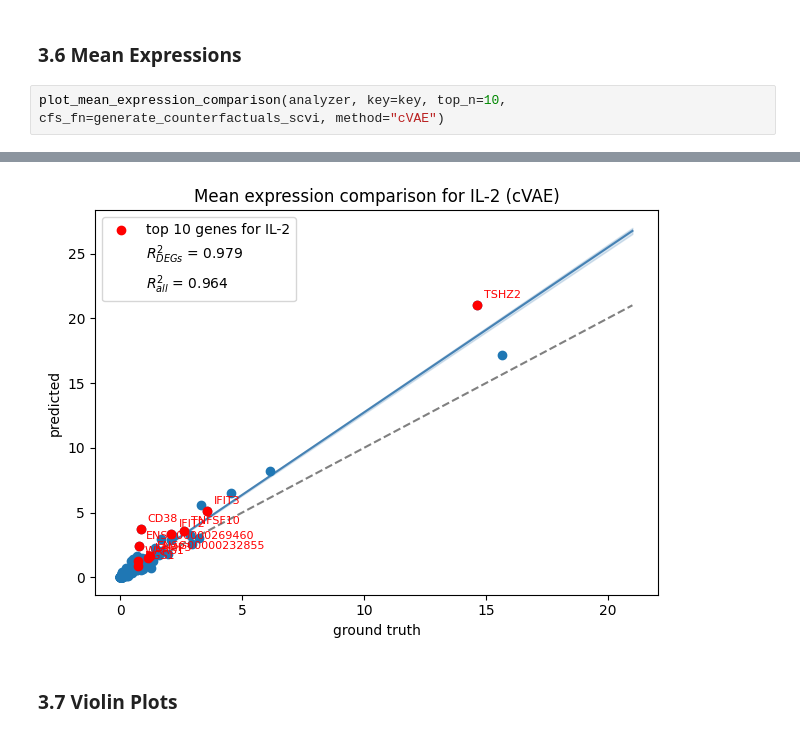
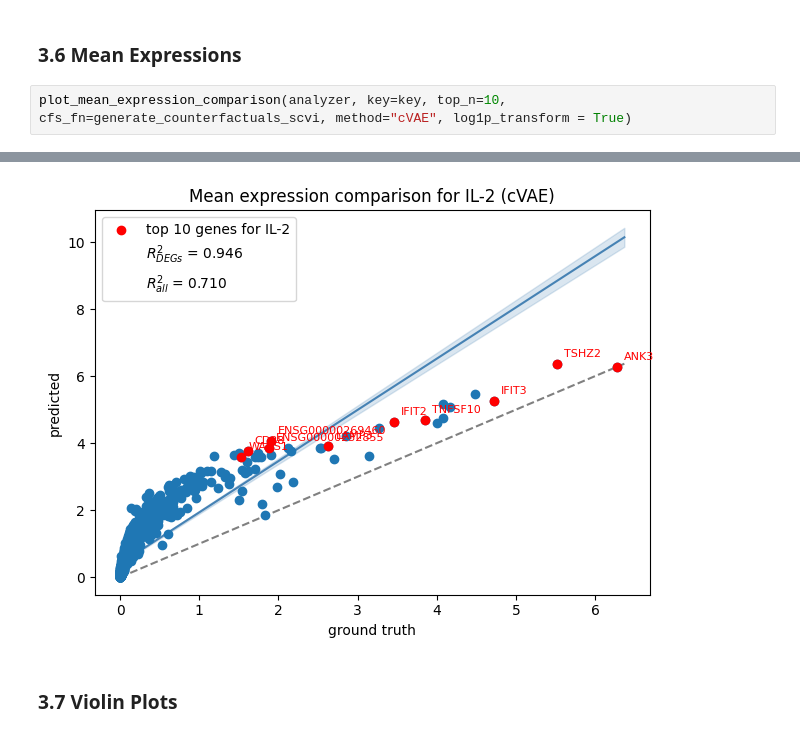
Before and after one commit to jan904/B-EOFlow, a Jupyter notebook: scvi.ipynb, the cells around one changed output, grey strips where cells are left out. Saved outputs shown, nothing was run; the diff lists cells and outputs as text.

Commit message:
:sparkles: Add expression comparison

```diff
--- a/scvi.ipynb
+++ b/scvi.ipynb
@@ -370,5 +370,5 @@ plot_mmd_dists(analyzer, ctrl_mmd, global_mmd, mmd_per_group, key=key)
 # %% [markdown]
 ### 3.6 Mean Expressions
 # %%
-plot_mean_expression_comparison(analyzer, key=key, top_n=10, cfs_fn=generate_counterfactuals_scvi, method="cVAE")
+plot_mean_expression_comparison(analyzer, key=key, top_n=10, cfs_fn=generate_counterfactuals_scvi, method="cVAE", log1p_transform = True)
 # %% [output]
@@ -386,4 +387,4 @@ INFO     AnnData object appears to be a copy. Attempting to transfer setup.
-[figure, old version]
+[figure, new version]
 # %% [markdown]
 ### 3.7 Violin Plots
 # %%
```
Also changed, not shown: parts of 1 cell of this notebook, 2 other files.
